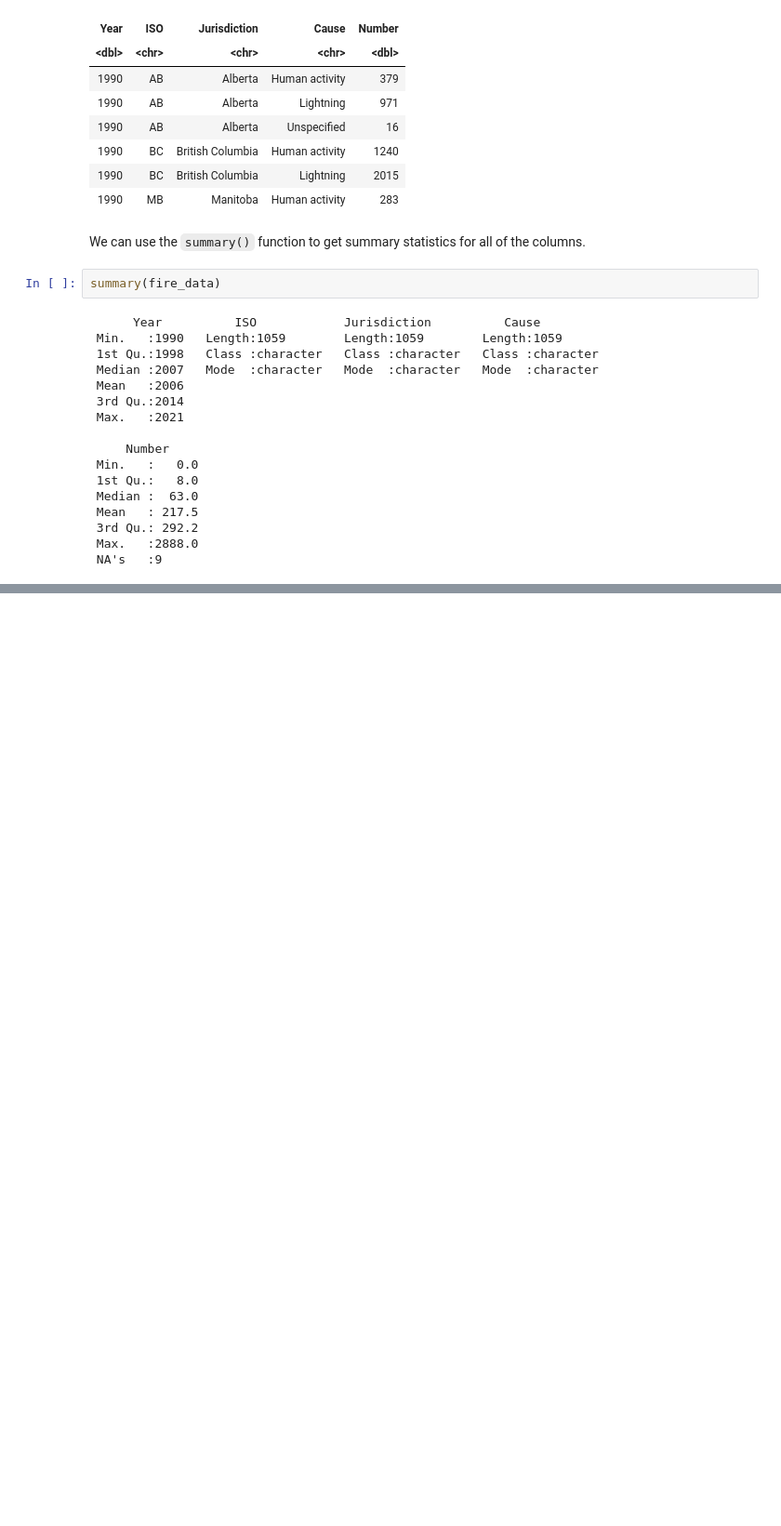
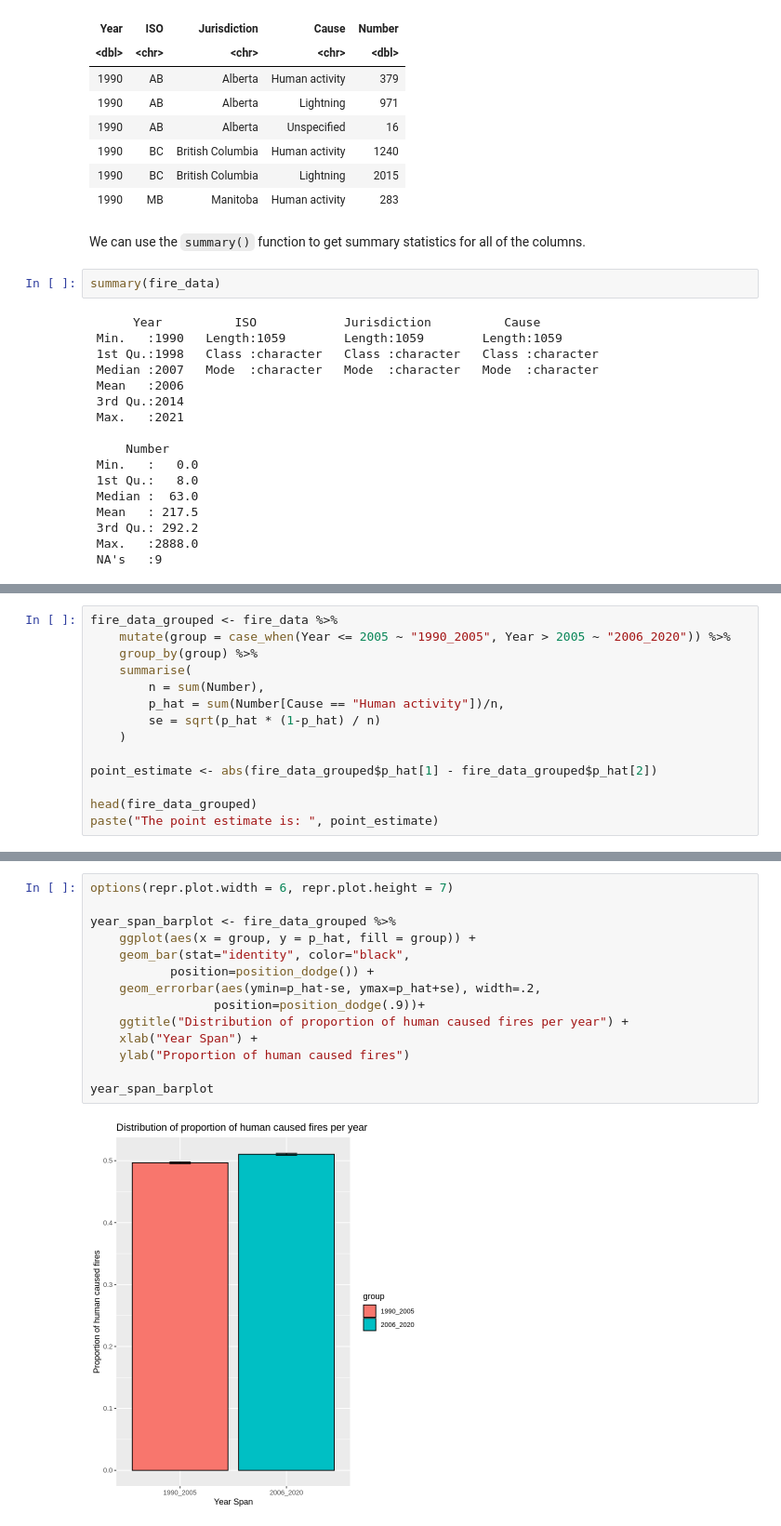
Before and after one commit to hakkd/Canada-Forest-Fires-By-Cause, a Jupyter notebook: proposal_group2 (1).ipynb, the cells around one changed output, grey strips where cells are left out. Shown at 93% size. Drawn from its saved outputs; the diff is of its cells as text; blank space fills up the shorter version.

```diff
--- a/proposal_group2 (1).ipynb
+++ b/proposal_group2 (1).ipynb
@@ -142,0 +118,14 @@ A tibble: 1 × 3
+# %%
+fire_data_grouped <- fire_data %>%
+    mutate(group = case_when(Year <= 2005 ~ "1990_2005", Year > 2005 ~ "2006_2020")) %>%
+    group_by(group) %>%
+    summarise(
+        n = sum(Number),
+        p_hat = sum(Number[Cause == "Human activity"])/n,
+        se = sqrt(p_hat * (1-p_hat) / n)
+    )
+
+point_estimate <- abs(fire_data_grouped$p_hat[1] - fire_data_grouped$p_hat[2])
+
+head(fire_data_grouped)
+paste("The point estimate is: ", point_estimate)
@@ -142,0 +139,16 @@ A tibble: 1 × 3
+# %%
+options(repr.plot.width = 6, repr.plot.height = 7)
+
+year_span_barplot <- fire_data_grouped %>%
+    ggplot(aes(x = group, y = p_hat, fill = group)) +
+    geom_bar(stat="identity", color="black",
+           position=position_dodge()) +
+    geom_errorbar(aes(ymin=p_hat-se, ymax=p_hat+se), width=.2,
+                 position=position_dodge(.9))+
+    ggtitle("Distribution of proportion of human caused fires per year") +
+    xlab("Year Span") +
+    ylab("Proportion of human caused fires")
+
+year_span_barplot
+# %% [output]
+[figure, added]
```
Also changed, not shown: parts of 11 cells of this notebook.
